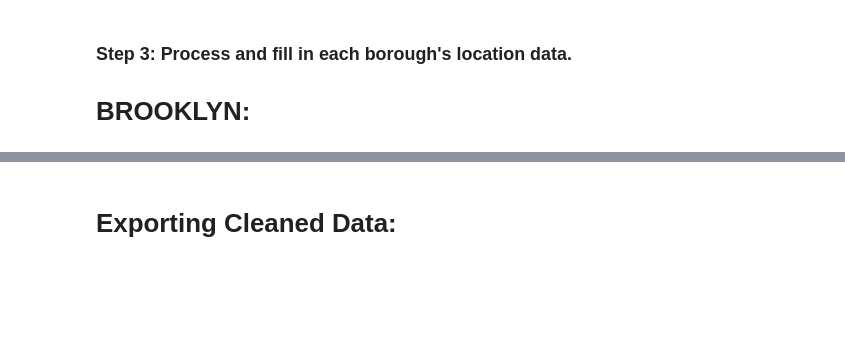
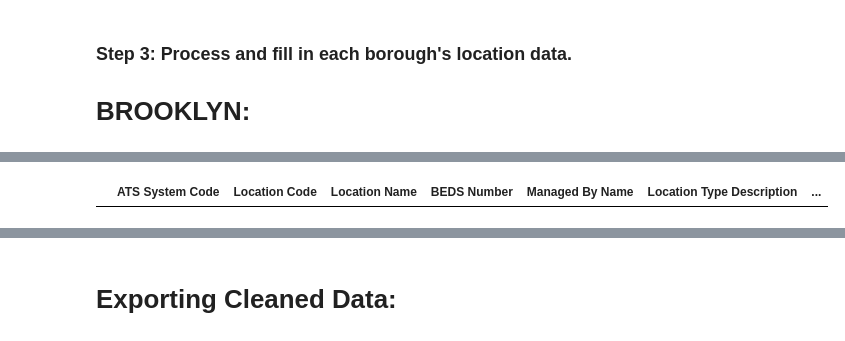
Before and after one commit to tali0n-git/NYC_Public_Schools_Analysis, a Jupyter notebook: School_Data_Analysis_Notebooks/QualityReviewRatings_2005-2020_EDA.ipynb, the cells around one changed output, grey strips where cells are left out. Drawn from its saved outputs; the diff is of its cells as text; code cells hidden in the pictures; blank space fills up the shorter version.

```diff
--- a/School_Data_Analysis_Notebooks/QualityReviewRatings_2005-2020_EDA.ipynb
+++ b/School_Data_Analysis_Notebooks/QualityReviewRatings_2005-2020_EDA.ipynb
@@ -888,5 +888,7 @@ dtype: int64
 ### Step 3: Process and fill in each borough's location data.
 
 # BROOKLYN:
+# %%
+school_data_2 = pd.read_csv('../data/LCGMS_SchoolData_2025_2.csv', low_memory=False)
 # %%
 missing_K = K_df[K_df['Location Name'].isna()]['bn'].unique()
@@ -895,0 +916,4 @@ len(missing_K)
+# %%
+school_data_2[school_data_2['Building Code'] == 'K636']
+# %% [output]
+|  | ATS System Code | Location Code | Location Name | BEDS Number | Managed By Name | Location Type Description | ... |
```
Also changed, not shown: parts of 12 cells of this notebook.
